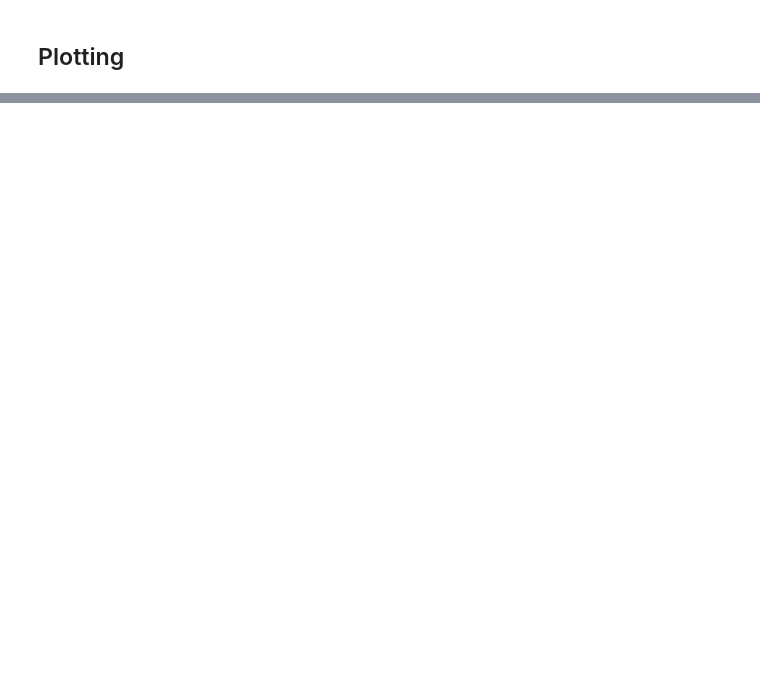
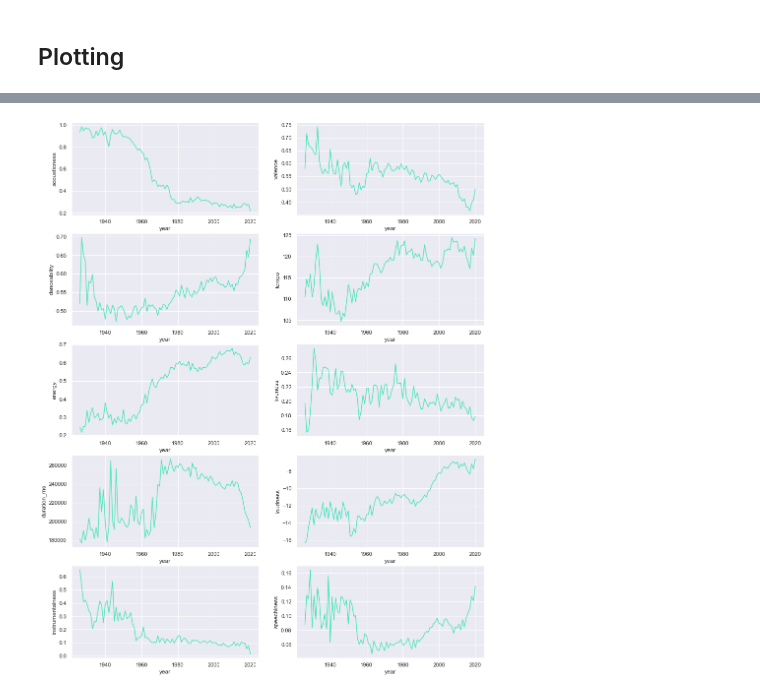
Before and after one commit to josoriov/spotify-dataset, a Jupyter notebook: notebooks/eda/exploration.ipynb, the cells around one changed output, grey strips where cells are left out. Drawn from its saved outputs; the diff is of its cells as text; code cells hidden in the pictures; blank space fills up the shorter version.

```diff
--- a/notebooks/eda/exploration.ipynb
+++ b/notebooks/eda/exploration.ipynb
@@ -45,8 +45,9 @@ categorical_cols = [
 ]
 # %%
 predictors = [
-    'acousticness','danceability','energy','instrumentalness',
-    'valence','tempo','liveness','loudness','speechiness'
+    'acousticness','danceability','energy','duration_ms',
+    'instrumentalness','valence','tempo','liveness',
+    'loudness','speechiness'
 ]
 # %%
 data[numerical_cols].describe()
@@ -181,0 +179,12 @@ fig, axes = plt.subplots(5, 2, figsize=())
+# %%
+fig, axes = plt.subplots(5, 2, figsize=(15,20))
+for i in range(len(predictors)):
+    predictor = predictors[i]
+    temp_0 = temp[predictor].reset_index()
+    # defining the axes index for each of the predictors
+    j = i % 5
+    k = 0 if i < 5 else 1
+    sns.lineplot(data=temp_0, x='year', y='mean', ax=axes[j,k], color='#47E5BC')
+    axes[j,k].set_ylabel(predictor)
+# %% [output]
+[figure, added]
```
Also changed, not shown: parts of 7 cells of this notebook, 1 other file.
